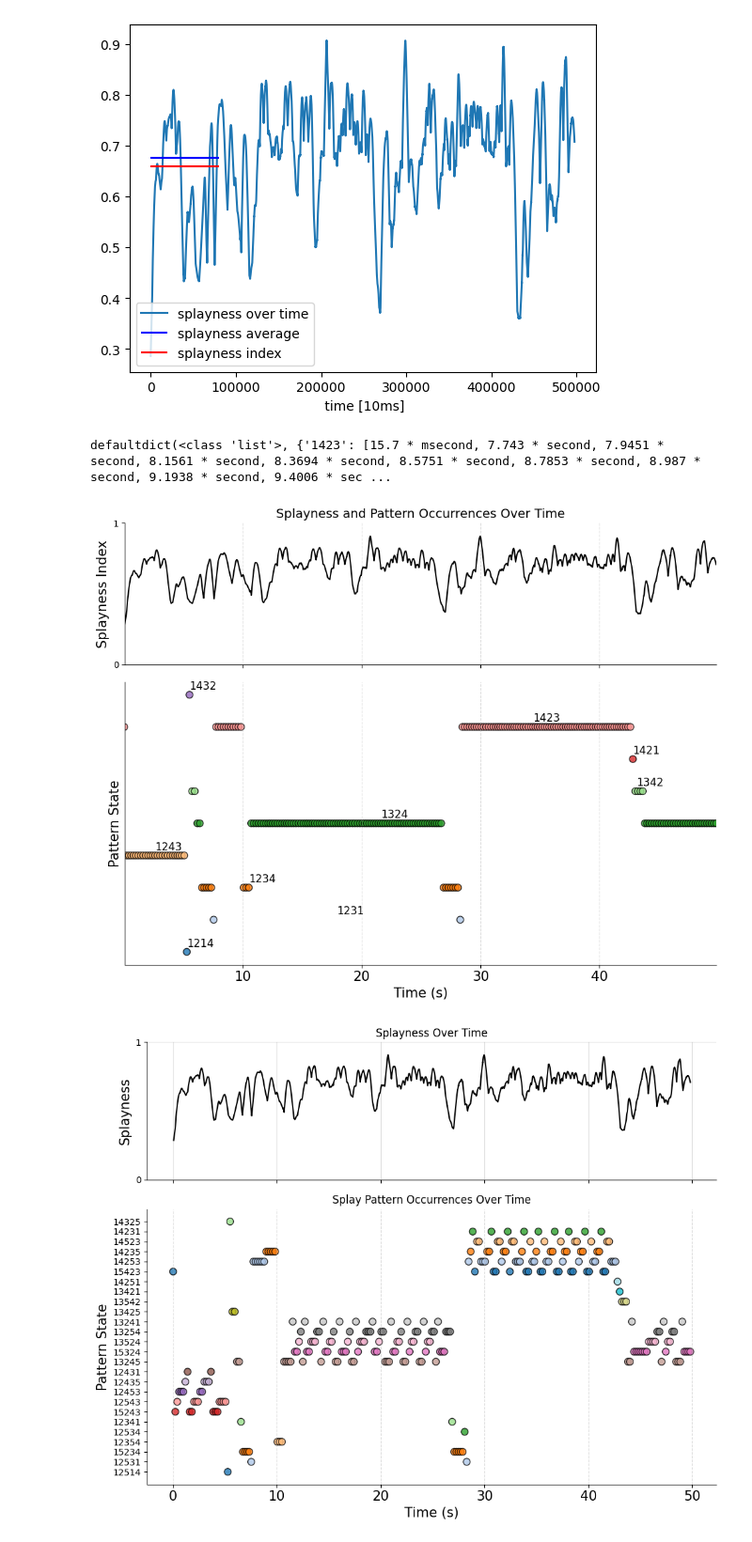
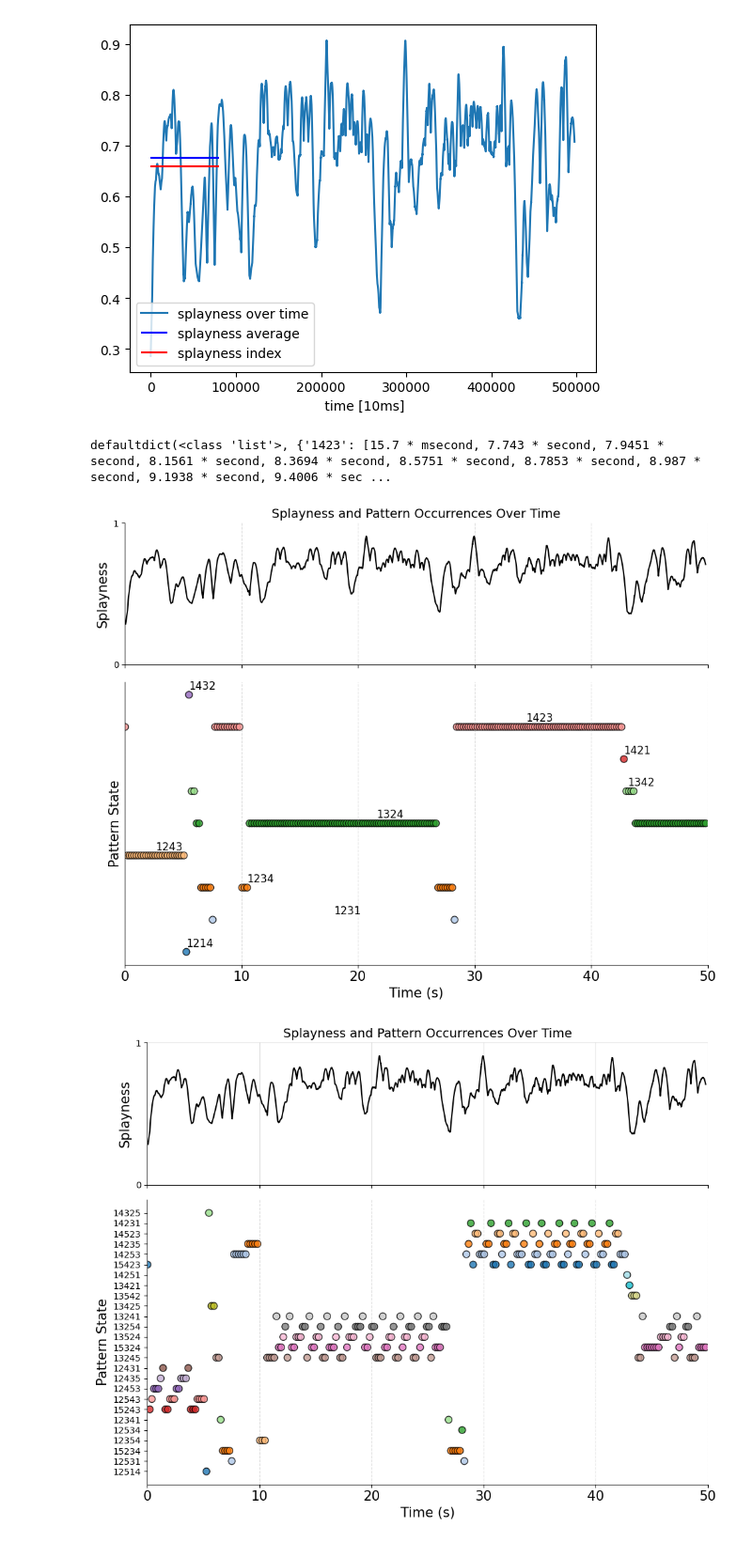
Before and after one commit to AtharvSuryawanshi/Desynchronizing-Neural-Circuits-using-gap-junctions, a Jupyter notebook: splay_state_progression.ipynb, the cells around one changed output. Shown at 94% size. Saved outputs shown, nothing was run; the diff lists cells and outputs as text; code cells hidden in the pictures.

```diff
--- a/splay_state_progression.ipynb
+++ b/splay_state_progression.ipynb
@@ -82,7 +82,7 @@ Starting simulation at t=0. s for a duration of 50. s
 48.2474 s (96%) simulated in 2m 10s, estimated 5s remaining.
 50. s (100%) simulated in 2m 14s
 # %%
-fig, ax = plt.subplots(5, 1, figsize=(8, 6))
+fig, ax = plt.subplots(5, 1, figsize=(6, 10))
 
 ts=StM1.t_
 per=np.median(np.diff(SpM1.t_[SpM1.i==0]))*second
@@ -99,8 +99,8 @@ for i in range(N):
     ax[i].set_ylim(-60,)
     ax[i].spines['bottom'].set_visible(False)
     ax[i].set_xticks([])
-    # shift = 2000
-    # ax[i].set_xlim(0 + shift,300 + shift)
+    shift = 0
+    ax[i].set_xlim(0 + shift,600 + shift)
 
     for k in range(0,6):
         ax[i].plot([k*per/t_unit,k*per/t_unit],[-50,10],'--',lw=0.5,c='darkgrey')
@@ -229,7 +229,7 @@ fig, axs = plt.subplots(2, 1, figsize=(10, 8), sharex=True, gridspec_kw={'height
 splay_values, _ = get_splayness(SpM1, tmin, tmax, 100e-6)
 times = np.linspace(tmin, tmax, len(splay_values))
 axs[0].plot(times, splay_values, color='black', lw=1.5)
-axs[0].set_ylabel("Splayness Index", fontsize=15)
+axs[0].set_ylabel("Splayness", fontsize=15)
 axs[0].set_title("Splayness and Pattern Occurrences Over Time", fontsize=14)
 axs[0].grid(axis='x', linestyle='--', alpha=0.4)
 axs[0].spines['top'].set_visible(False)
@@ -254,7 +254,7 @@ for i, pattern in enumerate(all_patterns):
 
 axs[1].set_xlabel("Time (s)", fontsize=15)
 axs[1].set_ylabel("Pattern State", fontsize=15)
-axs[1].set_xlim(tmin, tmax)
+axs[1].set_xlim(0, 50)
 axs[1].set_ylim(-0.05, 1.05)
 axs[1].grid(axis='x', linestyle='--', alpha=0.4)
 axs[1].spines['top'].set_visible(False)
@@ -265,7 +265,7 @@ plt.tight_layout()
 plt.show()
 # %% [output]
 defaultdict(<class 'list'>, {'1423': [15.7 * msecond, 7.743 * second, 7.9451 * second, 8.1561 * second, 8.3694 * second, 8.5751 * second, 8.7853 * second, 8.987 * second, 9.1938 * second, 9.4006 * sec ...
-[figure, old version]
+[figure, new version]
 # %%
 # --- Extract and sort patterns ignoring '5' for ordering ---
 patterns_times = extract_splay_sequences(SpM1.i, SpM1.t, N=5)
@@ -296,36 +296,38 @@ fig, axs = plt.subplots(2, 1, figsize=(10, 8), sharex=True, gridspec_kw={'height
 
 # --- Top: Splayness over time ---
 axs[0].plot(times, splay_values, color='black', lw=1.5)
 axs[0].set_ylabel("Splayness", fontsize=15)
-axs[0].set_title("Splayness Over Time")
+axs[0].set_title("Splayness and Pattern Occurrences Over Time", fontsize=14)
 axs[0].grid(alpha=0.4)
 # axs[0].legend()
 axs[0].spines['top'].set_visible(False)
 axs[0].spines['right'].set_visible(False)
 axs[0].set_ylim(0, 1)
 axs[0].set_yticks([0,1])
+# axs[0].set_xlim
 
 
 # --- Bottom: Pattern occurrences ---
 sc = axs[1].scatter(x, y, c=colors, s=60, edgecolor='k', alpha=0.8)
 axs[1].set_yticks(range(len(all_patterns)))
 axs[1].set_yticklabels(all_patterns)
 axs[1].set_xlabel("Time (s)", fontsize=15)
 axs[1].set_ylabel("Pattern State", fontsize=15)
-axs[1].set_title("Splay Pattern Occurrences Over Time")
+# axs[1].set_title("Splay Pattern Occurrences Over Time")
 axs[1].grid(axis='x', linestyle='--', alpha=0.4)
 axs[1].spines['top'].set_visible(False)
 axs[1].spines['right'].set_visible(False)
 axs[1].tick_params(axis='x', labelsize=15)
+axs[1].set_xlim(0, 50)
 
 # --- Add pattern text labels ---
 # for xi, yi, txt in zip(x, y, texts):
 #     axs[1].text(xi + 0.001, yi, txt, fontsize=8, alpha=0.7, va='center')  # small offset
 
 plt.tight_layout()
 plt.show()
 # %% [output]
-[figure, old version]
+[figure, new version]
 # %%
 patterns = extract_splay_sequences(SpM1.i, SpM1.t, N=5)
 # Get unique patterns and assign each a y-value
```
Also changed, not shown: parts of 1 cell of this notebook.
